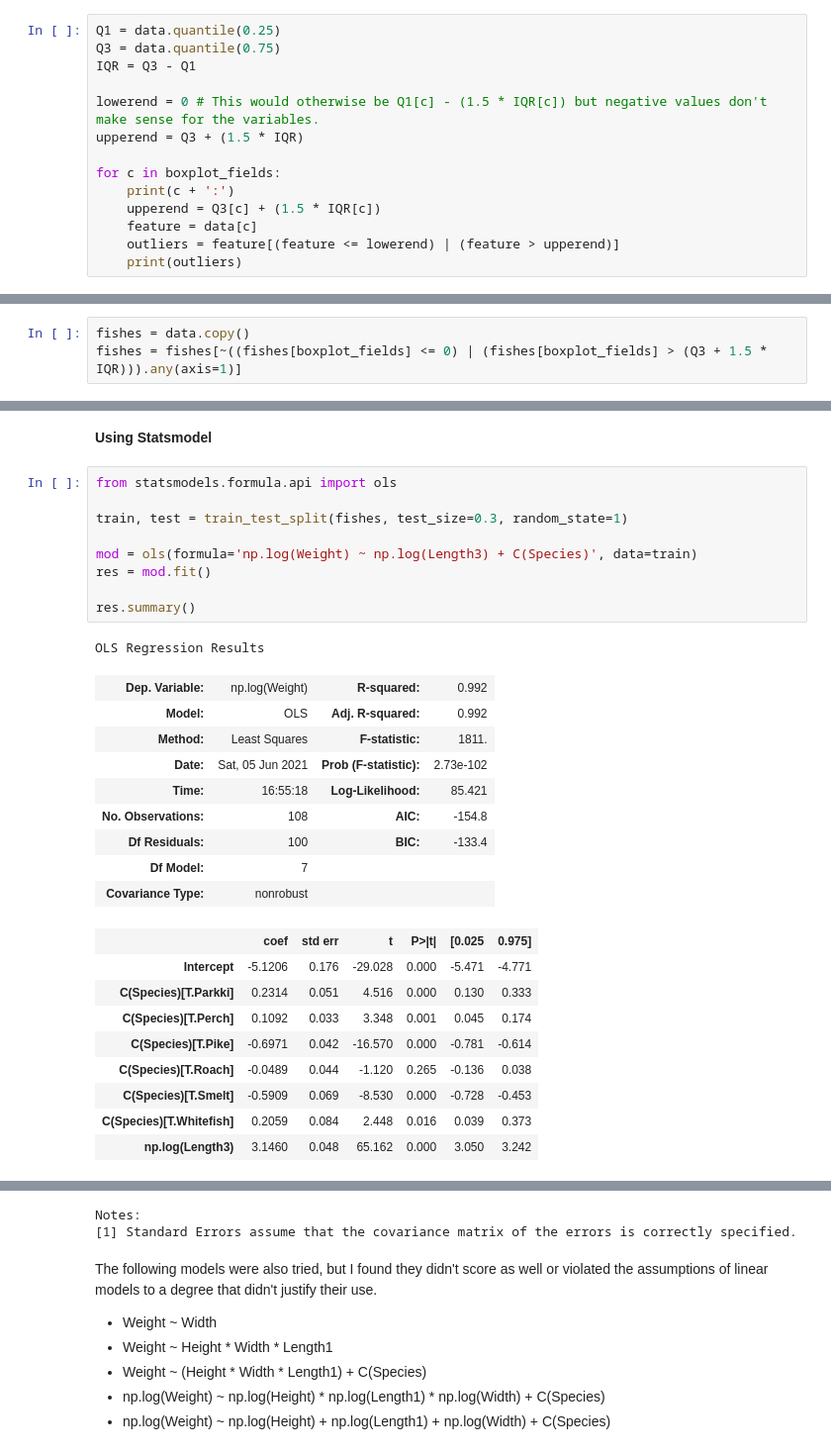
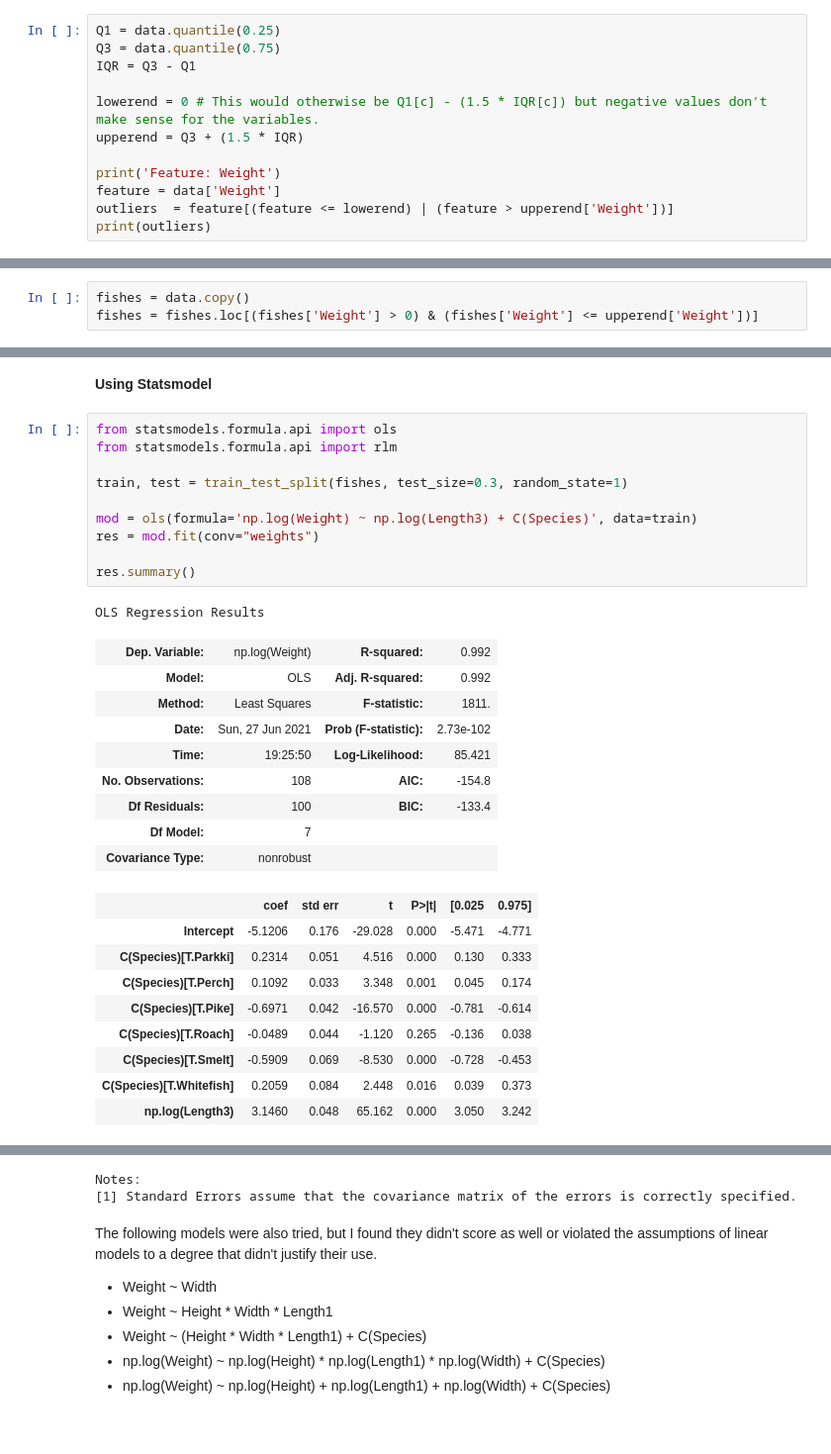
Before and after one commit to aedenj/flink-machine-learning-fish-market-example, a Jupyter notebook: model/model.ipynb, the cells around one changed output, grey strips where cells are left out. Shown at 99% size. Cells and saved outputs as stored; diff of their text form.

```diff
--- a/model/model.ipynb
+++ b/model/model.ipynb
@@ -191,10 +178,8 @@ IQR = Q3 - Q1
 lowerend = 0 # This would otherwise be Q1[c] - (1.5 * IQR[c]) but negative values don't make sense for the variables.
 upperend = Q3 + (1.5 * IQR)
 
-for c in boxplot_fields:
-    print(c + ':')
-    upperend = Q3[c] + (1.5 * IQR[c])
-    feature = data[c]
-    outliers = feature[(feature <= lowerend) | (feature > upperend)]
-    print(outliers)
+print('Feature: Weight')
+feature = data['Weight']
+outliers  = feature[(feature <= lowerend) | (feature > upperend['Weight'])]
+print(outliers)
 # %% [output]
@@ -218,6 +192,6 @@ Series([], Name: Width, dtype: float64)
 # %%
 fishes = data.copy()
-fishes = fishes[~((fishes[boxplot_fields] <= 0) | (fishes[boxplot_fields] > (Q3 + 1.5 * IQR))).any(axis=1)]
+fishes = fishes.loc[(fishes['Weight'] > 0) & (fishes['Weight'] <= upperend['Weight'])]
 # %% [markdown]
 ## Graphical Exploration
 # %% [markdown]
@@ -312,20 +286,21 @@ We saw from Spearmen's correlation and the pair plot above that there are strong
 **Using Statsmodel**
 # %%
 from statsmodels.formula.api import ols
+from statsmodels.formula.api import rlm
 
 train, test = train_test_split(fishes, test_size=0.3, random_state=1)
 
 mod = ols(formula='np.log(Weight) ~ np.log(Length3) + C(Species)', data=train)
-res = mod.fit()
+res = mod.fit(conv="weights")
 
 res.summary()
 # %% [output]
 OLS Regression Results
 | Dep. Variable: | np.log(Weight) | R-squared: | 0.992 |
 | Model: | OLS | Adj. R-squared: | 0.992 |
 | Method: | Least Squares | F-statistic: | 1811. |
-| Date: | Sat, 05 Jun 2021 | Prob (F-statistic): | 2.73e-102 |
-| Time: | 16:55:18 | Log-Likelihood: | 85.421 |
+| Date: | Sun, 27 Jun 2021 | Prob (F-statistic): | 2.73e-102 |
+| Time: | 19:25:50 | Log-Likelihood: | 85.421 |
 | No. Observations: | 108 | AIC: | -154.8 |
 | Df Residuals: | 100 | BIC: | -133.4 |
 | Df Model: | 7 |  |  |
```
Also changed, not shown: parts of 17 cells of this notebook, 2 other files.
